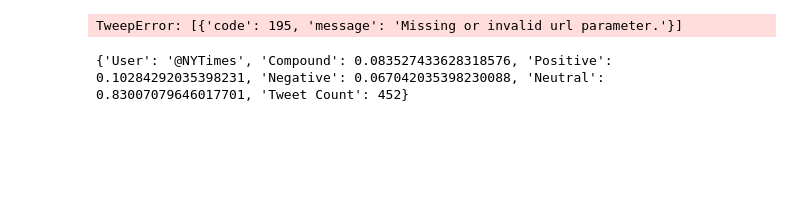
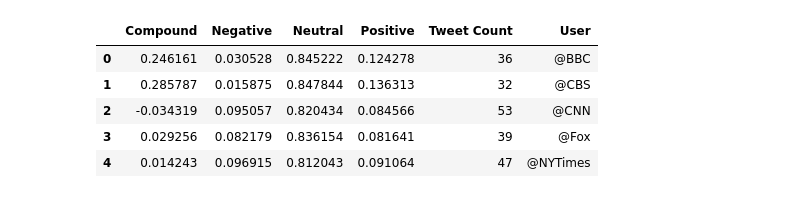
Before and after one commit to mikebarajas/Twitter-Sentiment-Analysis, a Jupyter notebook: Twitter Sentiment Analysis.ipynb, the cells around one changed output. Saved outputs shown, nothing was run; the diff lists cells and outputs as text; code cells hidden in the pictures; blank space fills up the shorter version.

```diff
--- a/Twitter Sentiment Analysis.ipynb
+++ b/Twitter Sentiment Analysis.ipynb
@@ -34,6 +38,8 @@ sentiment_array = []
 # %%
 # Loop through all target users
 for target in target_user:
+
+    counter = 1
 
     # Variable for holding the oldest tweet
     oldest_tweet = None
@@ -45,7 +51,7 @@ for target in target_user:
     neutral_list = []
 
     # Loop through 10 times
-    for x in range(10):
+    for x in range(1):
 
         # Run search around each tweet
         public_tweets = api.search(
@@ -74,39 +80,39 @@ for target in target_user:
                 negative_list.append(neg)
                 neutral_list.append(neu)
 
-                #I need to make a dataframe that adds each user tweet score to a list
-
                 # Set the new oldest_tweet value
                 oldest_tweet = int(tweet["id_str"]) - 1
 
+                # Add sentiments for each tweet into an array
+                sentiments_array.append({"Date": tweet["created_at"],
+                           "User": target,
+                           "Compound": compound,
+                           "Positive": pos,
+                           "Negative": neu,
+                           "Neutral": neg,
+                           "Tweets Ago": counter})
+                sentiments_pd = pd.DataFrame.from_dict(sentiments_array)
+
+                # Add to counter
+                counter = counter + 1
+
+
+
+
     # Store the Average Sentiments
-    sentiment = {
-        "User": target,
+    sentiment_avg_array.append({"User": target,
         "Compound": np.mean(compound_list),
         "Positive": np.mean(positive_list),
         "Negative": np.mean(negative_list),
         "Neutral": np.mean(neutral_list),
-        "Tweet Count": len(compound_list)
-    }
-
-    # Print the Sentiments
-    print(sentiment)
-    print()
+        "Tweet Count": len(compound_list)})
+    sentiment_avg_pd = pd.DataFrame.from_dict(sentiment_avg_array)
-# %% [output]
-TweepError: [{'code': 195, 'message': 'Missing or invalid url parameter.'}]
-# %%
-    # Store the Average Sentiments
-    sentiment = {
-        "User": target,
-        "Compound": np.mean(compound_list),
-        "Positive": np.mean(positive_list),
-        "Negative": np.mean(negative_list),
-        "Neutral": np.mean(neutral_list),
-        "Tweet Count": len(compound_list)
-    }
-
-    # Print the Sentiments
-    print(sentiment)
-    print()
-# %% [output]
-{'User': '@NYTimes', 'Compound': 0.083527433628318576, 'Positive': 0.10284292035398231, 'Negative': 0.067042035398230088, 'Neutral': 0.83007079646017701, 'Tweet Count': 452}
+# %%
+sentiment_avg_pd
+# %% [output]
+|  | Compound | Negative | Neutral | Positive | Tweet Count | User |
+| 0 | 0.246161 | 0.030528 | 0.845222 | 0.124278 | 36 | @BBC |
+| 1 | 0.285787 | 0.015875 | 0.847844 | 0.136313 | 32 | @CBS |
+| 2 | -0.034319 | 0.095057 | 0.820434 | 0.084566 | 53 | @CNN |
+| 3 | 0.029256 | 0.082179 | 0.836154 | 0.081641 | 39 | @Fox |
+| 4 | 0.014243 | 0.096915 | 0.812043 | 0.091064 | 47 | @NYTimes |
```
Also changed, not shown: parts of 9 cells of this notebook.
